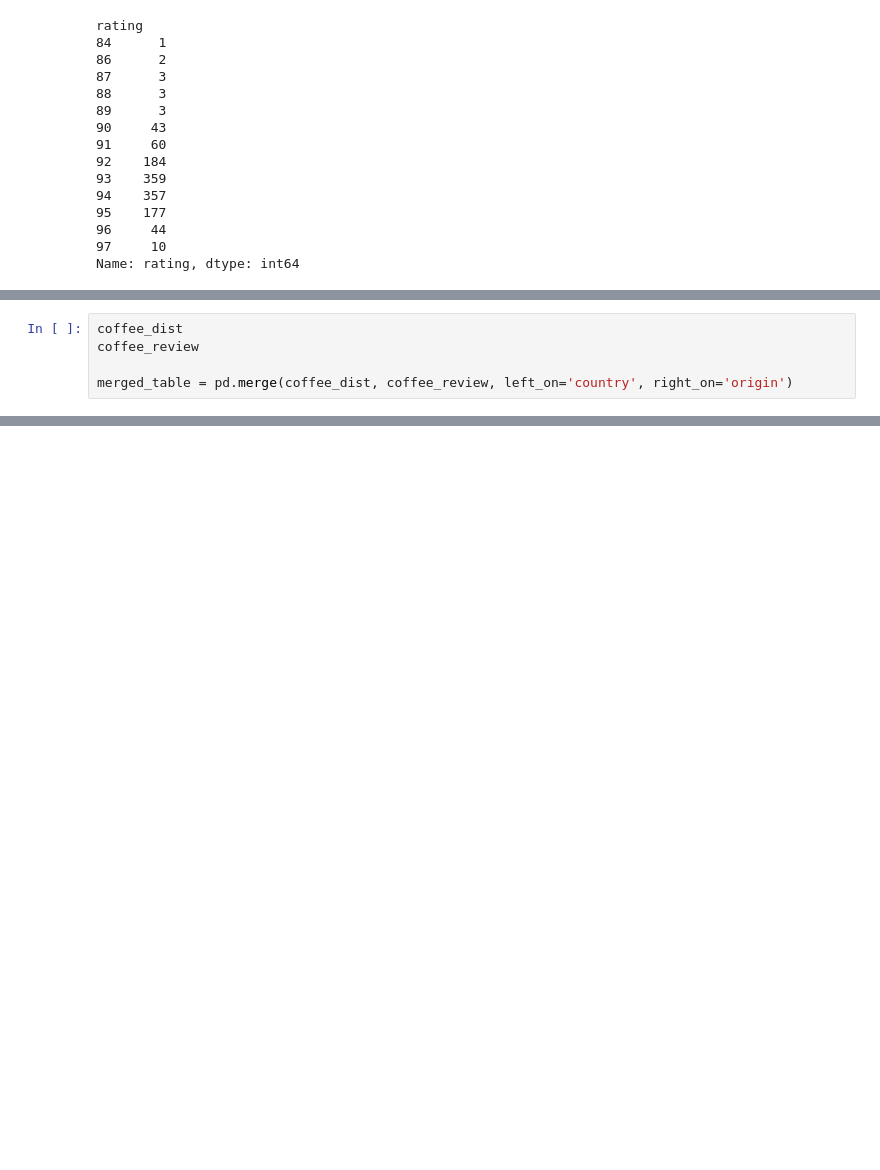
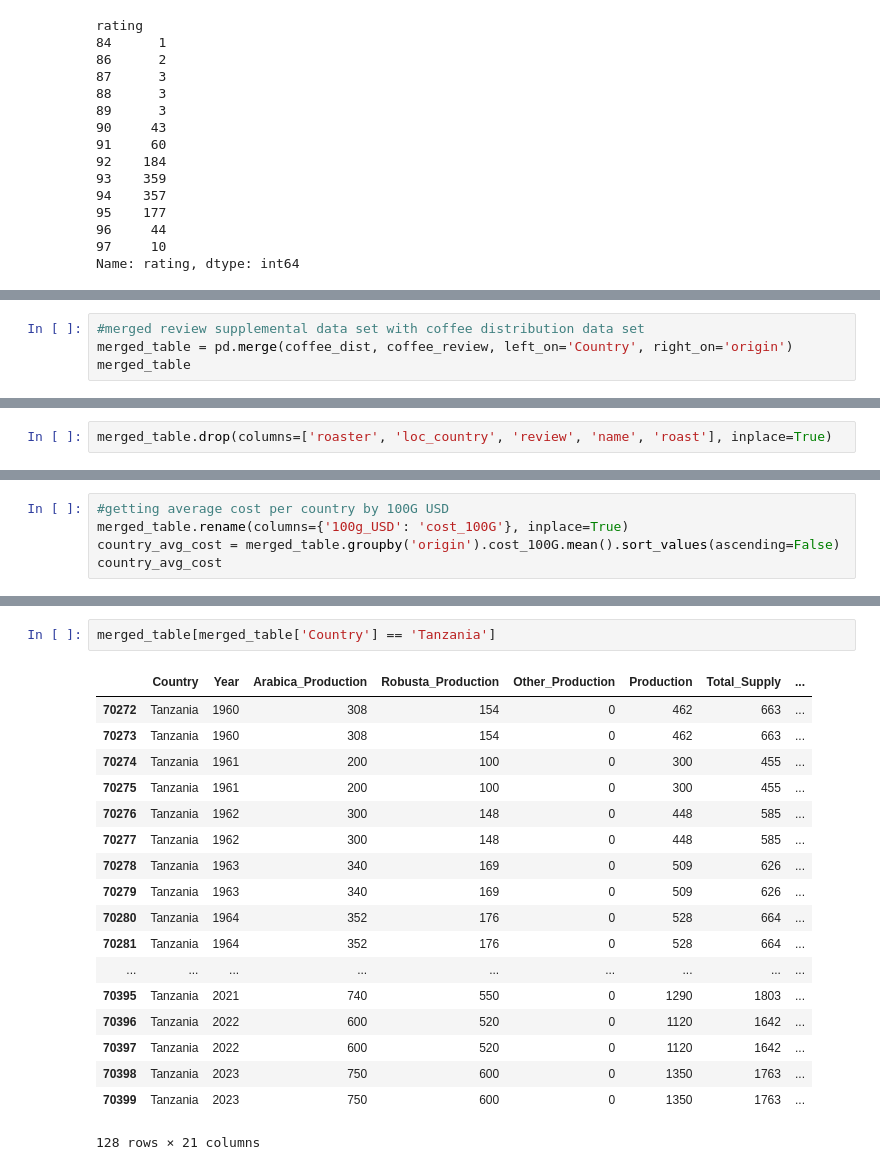
Before and after one commit to UC-Berkeley-I-School/Project2_Team_7, a Jupyter notebook: coffee_distribution.ipynb, the cells around one changed output, grey strips where cells are left out. Cells and saved outputs as stored; diff of their text form; blank space fills up the shorter version.

Commit message:
avg's of both ratings + cost and having merged supplemental data set for reviews by country

```diff
--- a/coffee_distribution.ipynb
+++ b/coffee_distribution.ipynb
@@ -64,6 +83,5 @@ country_review_score = coffee_review.groupby('origin').rating.mean().sort_values
 # %%
-coffee_dist
-coffee_review
-
-merged_table = pd.merge(coffee_dist, coffee_review, left_on='country', right_on='origin')
+#merged review supplemental data set with coffee distribution data set
+merged_table = pd.merge(coffee_dist, coffee_review, left_on='Country', right_on='origin')
+merged_table
 # %% [output]
@@ -70,0 +101,2 @@ KeyError: 'origin'
+# %%
+merged_table.drop(columns=['roaster', 'loc_country', 'review', 'name', 'roast'], inplace=True)
@@ -70,0 +125,5 @@ KeyError: 'origin'
+# %%
+#getting average cost per country by 100G USD
+merged_table.rename(columns={'100g_USD': 'cost_100G'}, inplace=True)
+country_avg_cost = merged_table.groupby('origin').cost_100G.mean().sort_values(ascending=False)
+country_avg_cost
@@ -70,0 +148,21 @@ KeyError: 'origin'
+# %%
+merged_table[merged_table['Country'] == 'Tanzania']
+# %% [output]
+|  | Country | Year | Arabica_Production | Robusta_Production | Other_Production | Production | Total_Supply | ... |
+| 70272 | Tanzania | 1960 | 308 | 154 | 0 | 462 | 663 | ... |
+| 70273 | Tanzania | 1960 | 308 | 154 | 0 | 462 | 663 | ... |
+| 70274 | Tanzania | 1961 | 200 | 100 | 0 | 300 | 455 | ... |
+| 70275 | Tanzania | 1961 | 200 | 100 | 0 | 300 | 455 | ... |
+| 70276 | Tanzania | 1962 | 300 | 148 | 0 | 448 | 585 | ... |
+| 70277 | Tanzania | 1962 | 300 | 148 | 0 | 448 | 585 | ... |
+| 70278 | Tanzania | 1963 | 340 | 169 | 0 | 509 | 626 | ... |
+| 70279 | Tanzania | 1963 | 340 | 169 | 0 | 509 | 626 | ... |
+| 70280 | Tanzania | 1964 | 352 | 176 | 0 | 528 | 664 | ... |
+| 70281 | Tanzania | 1964 | 352 | 176 | 0 | 528 | 664 | ... |
+| ... | ... | ... | ... | ... | ... | ... | ... | ... |
+| 70395 | Tanzania | 2021 | 740 | 550 | 0 | 1290 | 1803 | ... |
+| 70396 | Tanzania | 2022 | 600 | 520 | 0 | 1120 | 1642 | ... |
+| 70397 | Tanzania | 2022 | 600 | 520 | 0 | 1120 | 1642 | ... |
+| 70398 | Tanzania | 2023 | 750 | 600 | 0 | 1350 | 1763 | ... |
+| 70399 | Tanzania | 2023 | 750 | 600 | 0 | 1350 | 1763 | ... |
+128 rows × 21 columns
```
Also changed, not shown: parts of 4 cells of this notebook.
